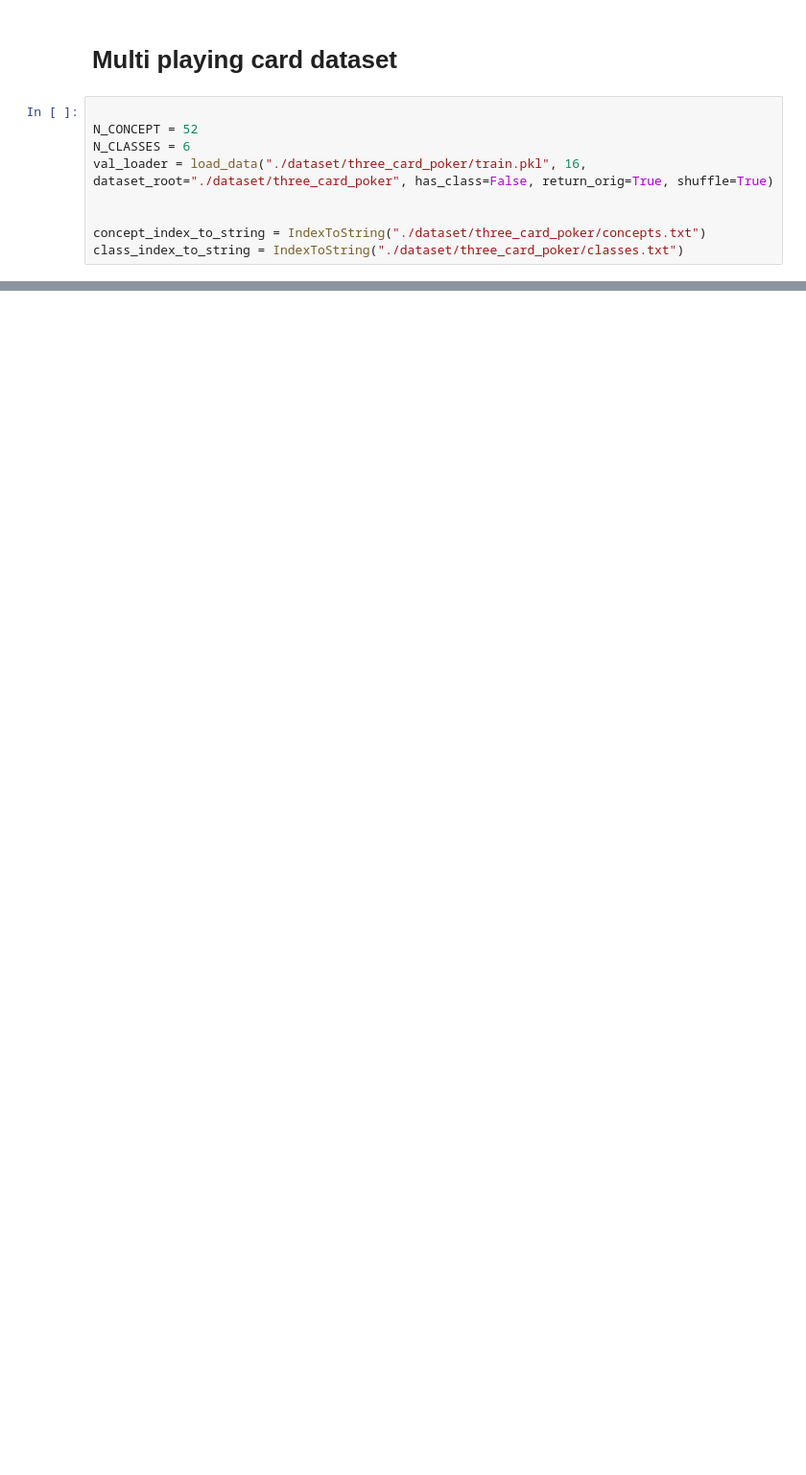
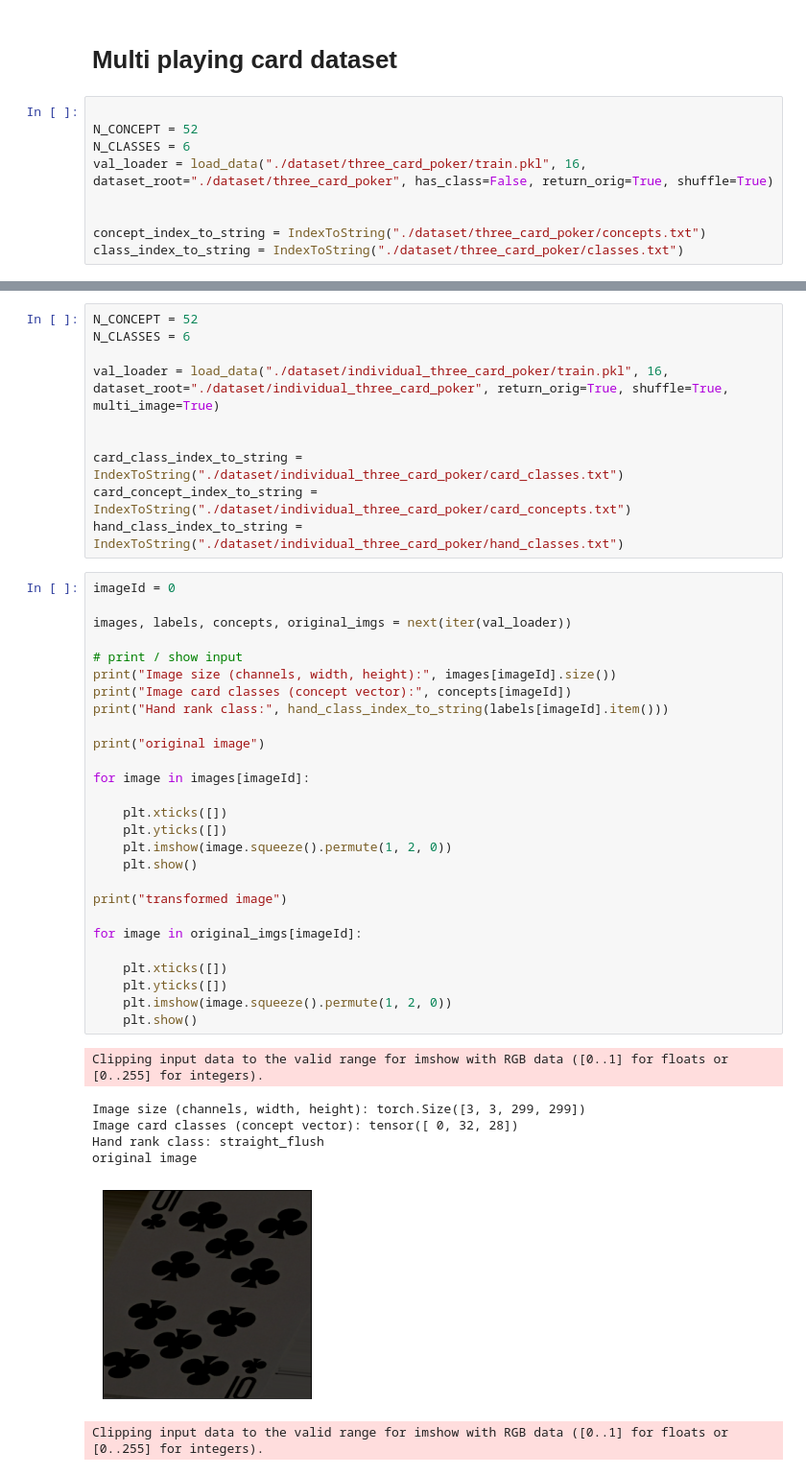
Before and after one commit to JackFurby/Playing-cards-CBM, a Jupyter notebook: playing_card_dataset.ipynb, the cells around one changed output, grey strips where cells are left out. Shown at 96% size. Cells and saved outputs as stored; diff of their text form; blank space fills up the shorter version.

Commit message:
fixed bugs with multi card dataloader

```diff
--- a/playing_card_dataset.ipynb
+++ b/playing_card_dataset.ipynb
@@ -112,0 +113,45 @@ transformed image
+# %%
+N_CONCEPT = 52
+N_CLASSES = 6
+
+val_loader = load_data("./dataset/individual_three_card_poker/train.pkl", 16, dataset_root="./dataset/individual_three_card_poker", return_orig=True, shuffle=True, multi_image=True)
+
+
+card_class_index_to_string = IndexToString("./dataset/individual_three_card_poker/card_classes.txt")
+card_concept_index_to_string = IndexToString("./dataset/individual_three_card_poker/card_concepts.txt")
+hand_class_index_to_string = IndexToString("./dataset/individual_three_card_poker/hand_classes.txt")
+# %%
+imageId = 0
+
+images, labels, concepts, original_imgs = next(iter(val_loader))
+
+# print / show input
+print("Image size (channels, width, height):", images[imageId].size())
+print("Image card classes (concept vector):", concepts[imageId])
+print("Hand rank class:", hand_class_index_to_string(labels[imageId].item()))
+
+print("original image")
+
+for image in images[imageId]:
+
+    plt.xticks([])
+    plt.yticks([])
+    plt.imshow(image.squeeze().permute(1, 2, 0))
+    plt.show()
+
+print("transformed image")
+
+for image in original_imgs[imageId]:
+
+    plt.xticks([])
+    plt.yticks([])
+    plt.imshow(image.squeeze().permute(1, 2, 0))
+    plt.show()
+# %% [output]
+Clipping input data to the valid range for imshow with RGB data ([0..1] for floats or [0..255] for integers).
+Image size (channels, width, height): torch.Size([3, 3, 299, 299])
+Image card classes (concept vector): tensor([ 0, 32, 28])
+Hand rank class: straight_flush
+original image
+[figure, added]
+Clipping input data to the valid range for imshow with RGB data ([0..1] for floats or [0..255] for integers).
```
Also changed, not shown: parts of 6 cells of this notebook, 1 other file.
